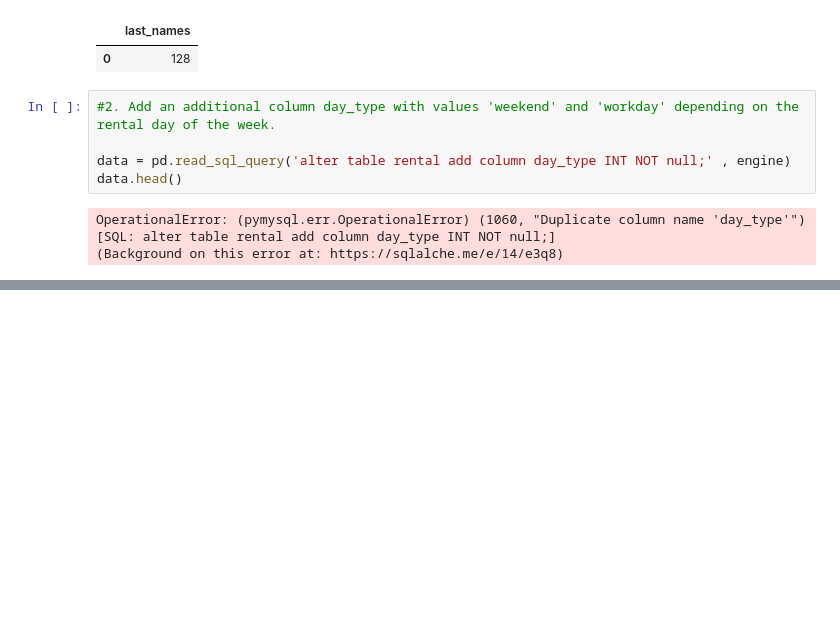
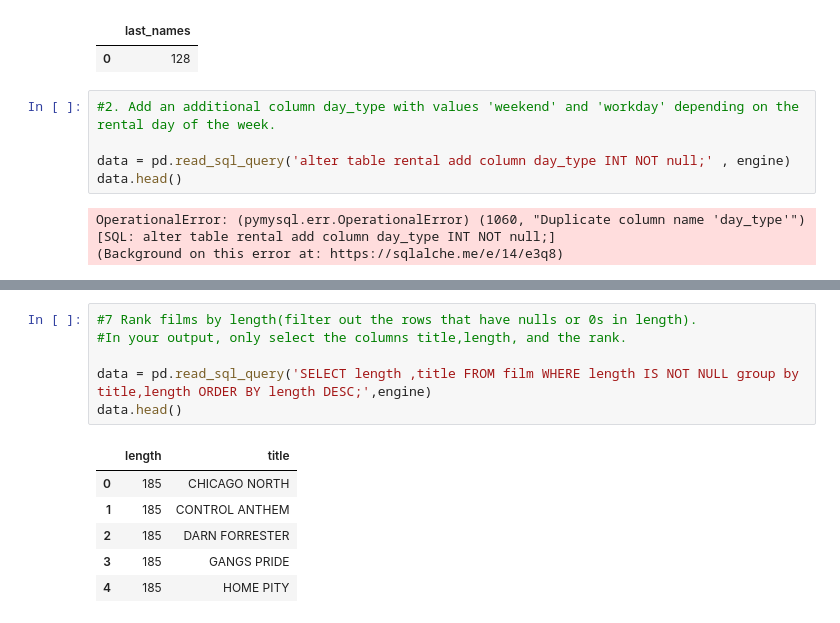
Before and after one commit to ClementSouffez/lab-sql-9, a Jupyter notebook: lab-sql-9.ipynb, the cells around one changed output, grey strips where cells are left out. Saved outputs shown, nothing was run; the diff lists cells and outputs as text; blank space fills up the shorter version.

```diff
--- a/lab-sql-9.ipynb
+++ b/lab-sql-9.ipynb
@@ -73,0 +83,13 @@ data.head()
+# %%
+#7 Rank films by length(filter out the rows that have nulls or 0s in length).
+#In your output, only select the columns title,length, and the rank.
+
+data = pd.read_sql_query('SELECT length ,title FROM film WHERE length IS NOT NULL group by title,length ORDER BY length DESC;',engine)
+data.head()
+# %% [output]
+|  | length | title |
+| 0 | 185 | CHICAGO NORTH |
+| 1 | 185 | CONTROL ANTHEM |
+| 2 | 185 | DARN FORRESTER |
+| 3 | 185 | GANGS PRIDE |
+| 4 | 185 | HOME PITY |
```
Also changed, not shown: parts of 8 cells of this notebook.
